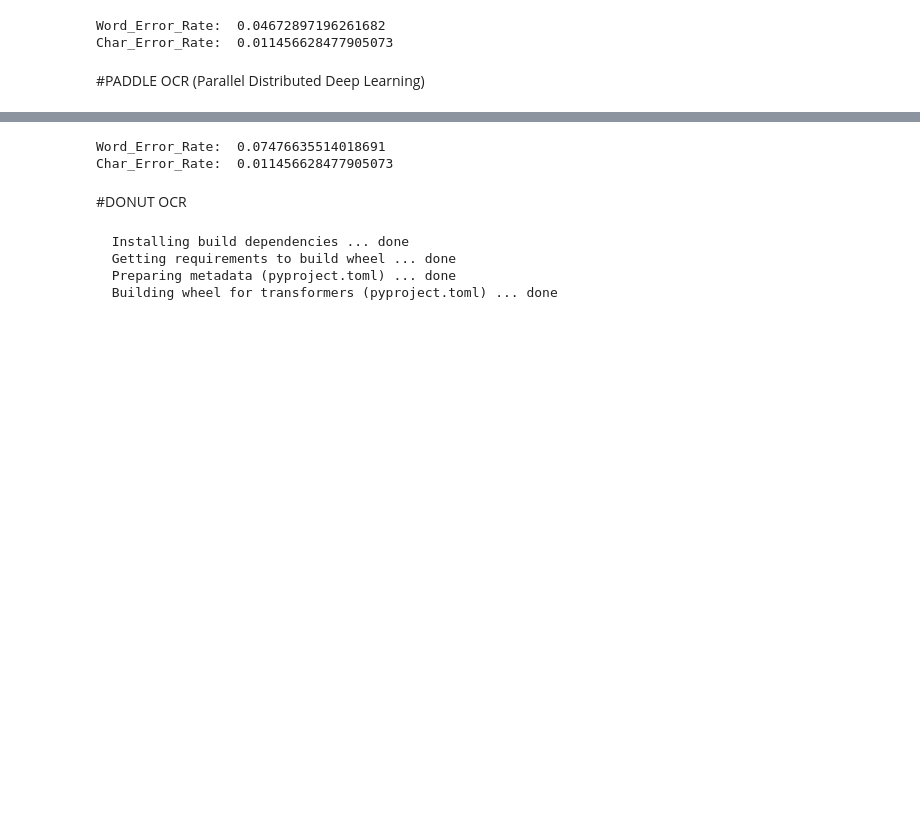
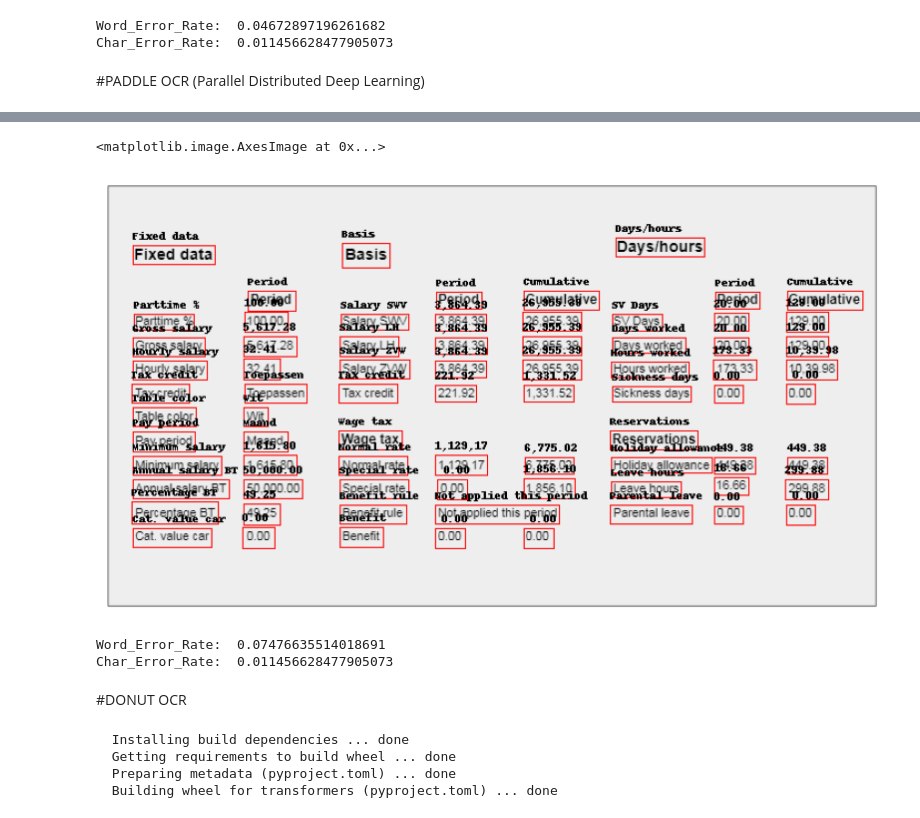
Before and after one commit to AnkushD80692/OpenSource_OCRs, a Jupyter notebook: OCRs.ipynb, the cells around one changed output, grey strips where cells are left out. Saved outputs shown, nothing was run; the diff lists cells and outputs as text; code cells hidden in the pictures; blank space fills up the shorter version.

```diff
--- a/OCRs.ipynb
+++ b/OCRs.ipynb
@@ -306,6 +308,26 @@ paddle_result = ocr.ocr(image_path_in_colab, cls=True)
 paddle_string=""
 for line in paddle_result[0]:
     paddle_string= paddle_string+" "+line[-1][0]
+# %%
+import PIL
+import numpy as np
+image = Image.open(image_path_in_colab)
+draw = PIL.ImageDraw.Draw(image)
+for i, box in enumerate(paddle_result[0]):
+    box = np.array(box[0]).astype(np.int32)
+    xmin = min(box[:, 0])
+    ymin = min(box[:, 1])
+    xmax = max(box[:, 0])
+    ymax = max(box[:, 1])
+    draw.rectangle((xmin, ymin, xmax, ymax), outline="red", width=1)
+    draw.text((xmin, ymin-14), f"{paddle_result[0][i][-1][0]}", fill="black", font_size= 500)
+
+plt.figure(figsize=(10,10))
+plt.axis("off")
+plt.imshow(image)
+# %% [output]
+<matplotlib.image.AxesImage at 0x...>
+[figure, added]
 # %%
 get_the_error_rate(GT, paddle_string)
 
```
Also changed, not shown: parts of 29 cells of this notebook, 1 other file.
